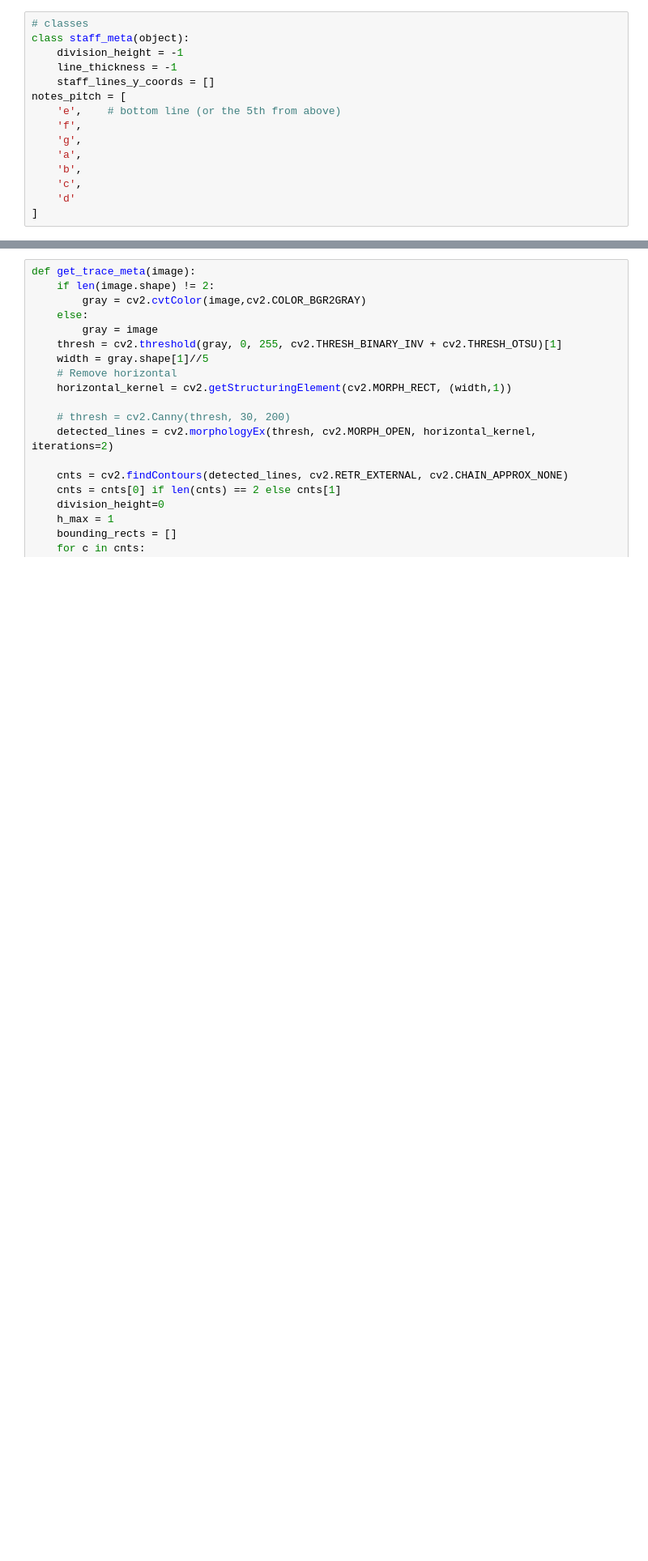
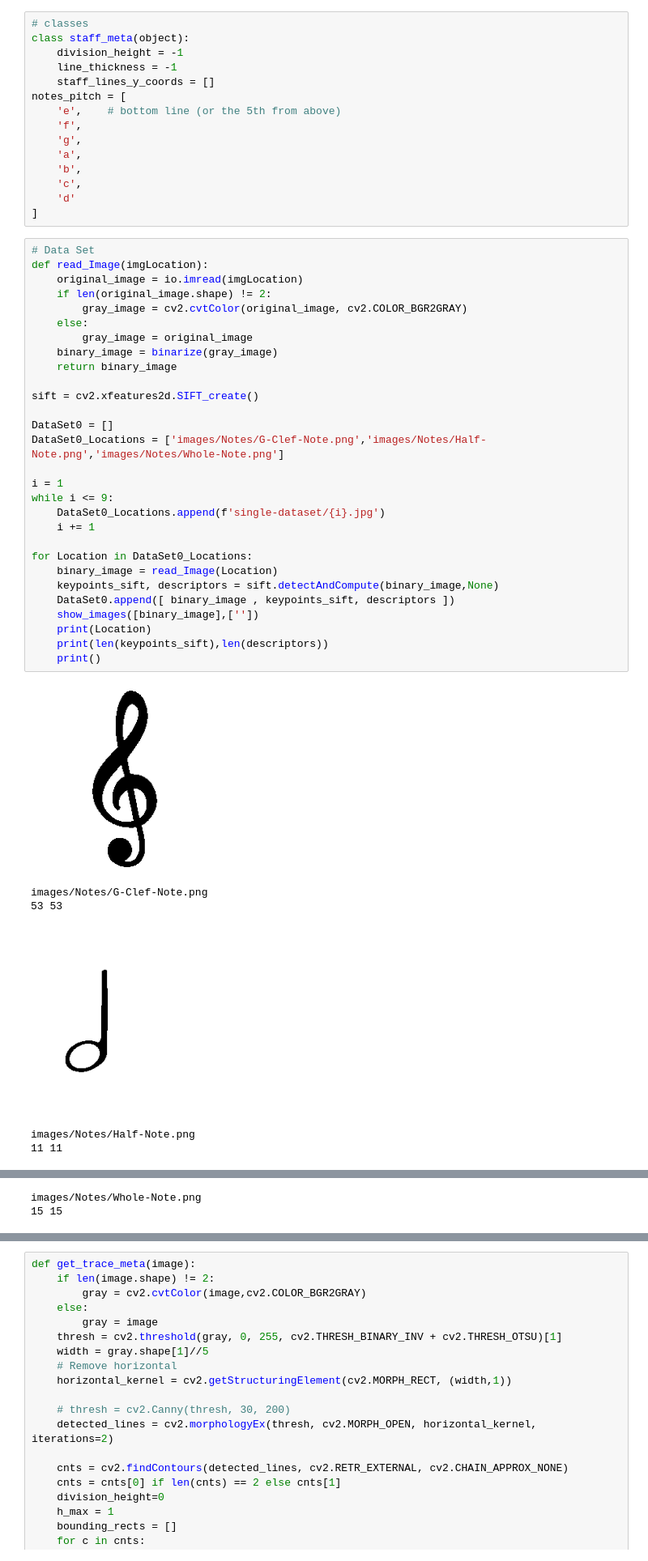
Before and after one commit to marait123/music-notes-reader, a Jupyter notebook: part1.ipynb, the cells around one changed output, grey strips where cells are left out. Shown at 81% size. Saved outputs shown, nothing was run; the diff lists cells and outputs as text; blank space fills up the shorter version.

```diff
--- a/part1.ipynb
+++ b/part1.ipynb
@@ -110,3 +110,39 @@ notes_pitch = [
     'c',
     'd'
 ]
+# %%
+# Data Set
+def read_Image(imgLocation):
+    original_image = io.imread(imgLocation)
+    if len(original_image.shape) != 2:
+        gray_image = cv2.cvtColor(original_image, cv2.COLOR_BGR2GRAY)
+    else:
+        gray_image = original_image
+    binary_image = binarize(gray_image)
+    return binary_image
+
+sift = cv2.xfeatures2d.SIFT_create()
+
+DataSet0 = []
+DataSet0_Locations = ['images/Notes/G-Clef-Note.png','images/Notes/Half-Note.png','images/Notes/Whole-Note.png']
+
+i = 1
+while i <= 9:
+    DataSet0_Locations.append(f'single-dataset/{i}.jpg')
+    i += 1
+
+for Location in DataSet0_Locations:
+    binary_image = read_Image(Location)
+    keypoints_sift, descriptors = sift.detectAndCompute(binary_image,None)
+    DataSet0.append([ binary_image , keypoints_sift, descriptors ])
+    show_images([binary_image],[''])
+    print(Location)
+    print(len(keypoints_sift),len(descriptors))
+    print()
+# %% [output]
+[figure, added]
+images/Notes/G-Clef-Note.png
+53 53
+[figure, added]
+images/Notes/Half-Note.png
+11 11
@@ -112,0 +150,2 @@ notes_pitch = [
+images/Notes/Whole-Note.png
+15 15
```
Also changed, not shown: parts of 4 cells of this notebook.
